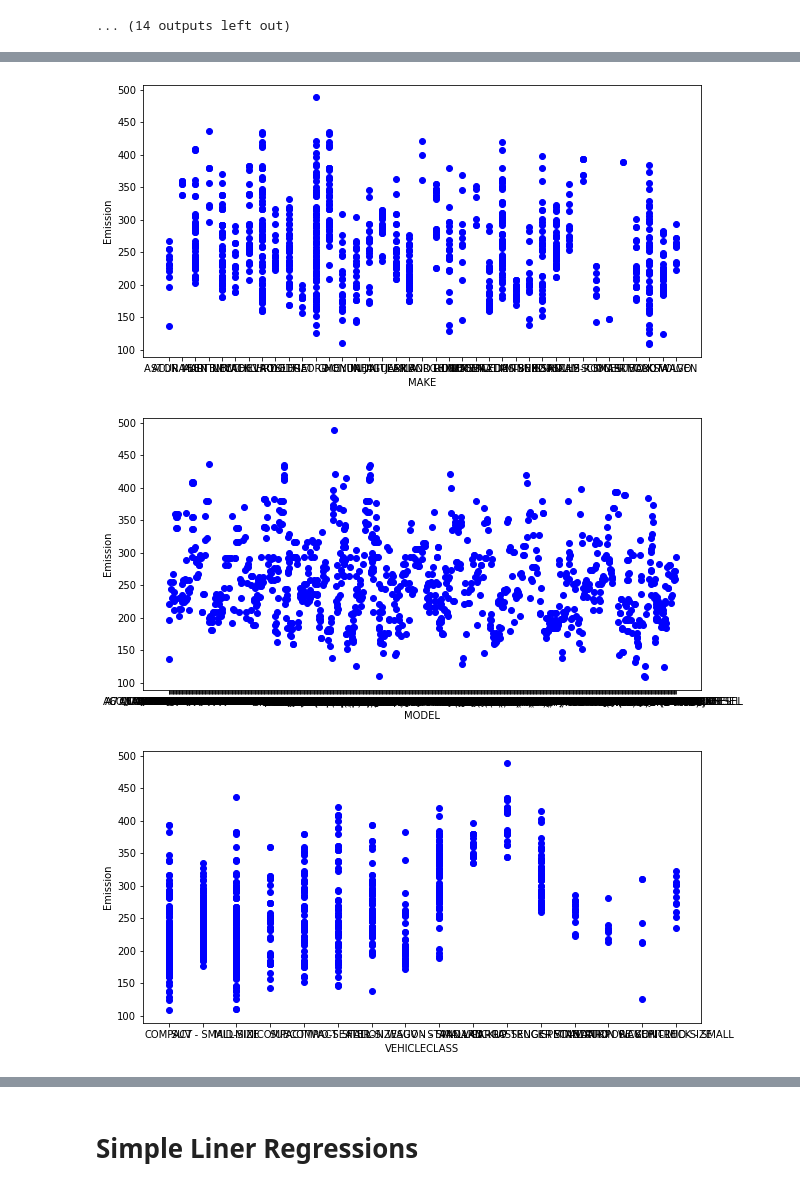
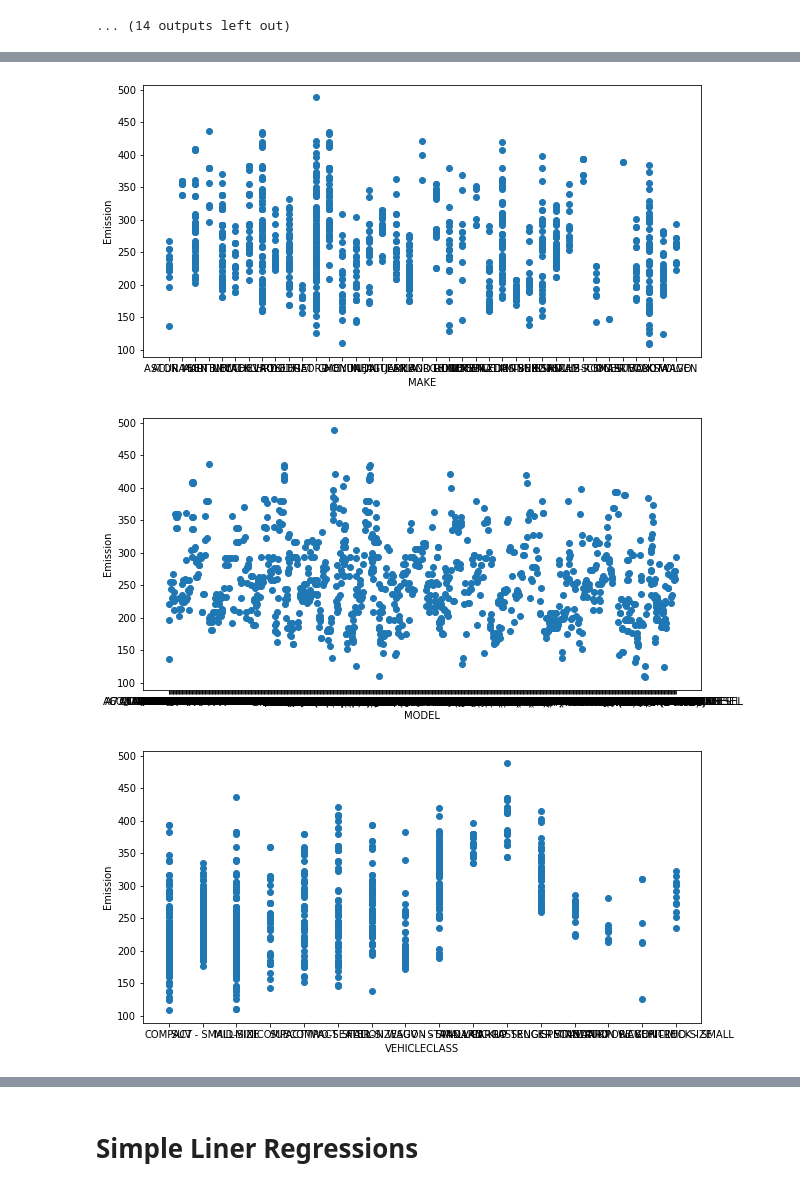
Before and after one commit to kolasdevpy/Regressions, a Jupyter notebook: Simple Liner Regression.ipynb, the cells around one changed output, grey strips where cells are left out. Cells and saved outputs as stored; diff of their text form; code cells hidden in the pictures.

```diff
--- a/Simple Liner Regression.ipynb
+++ b/Simple Liner Regression.ipynb
@@ -137,7 +137,7 @@ for el in features:
     label = el
     el = df[el]
     plt.figure(figsize=(10,5))
-    plt.scatter(el, df.CO2EMISSIONS,  color='blue')
+    plt.scatter(el, df.CO2EMISSIONS)
     plt.xlabel(label)
     plt.ylabel("Emission")
     plt.show()
@@ -147,3 +147,3 @@ for el in features:
-[figure, old version]
+[figure, new version]
-[figure, old version]
+[figure, new version]
-[figure, old version]
+[figure, new version]
```
Also changed, not shown: parts of 19 cells of this notebook, 2 other files.
